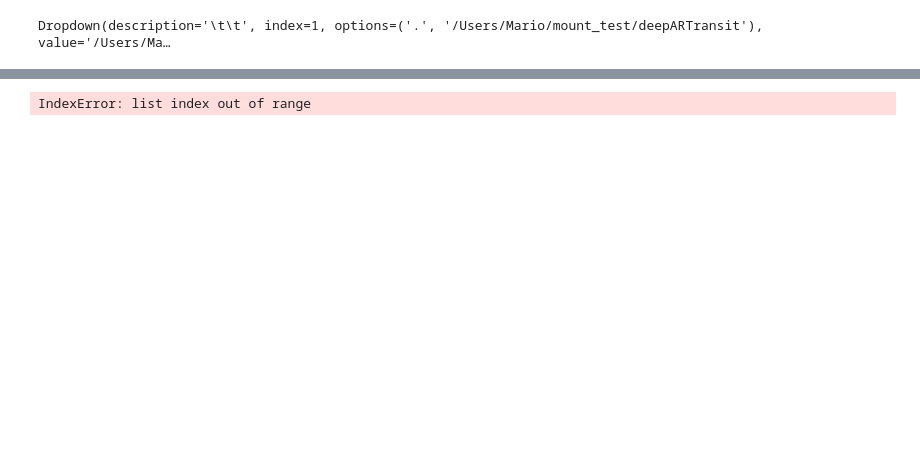
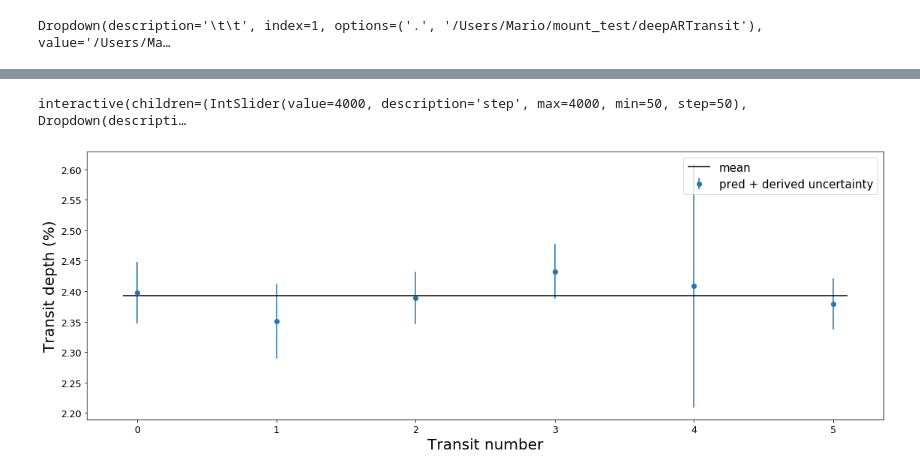
Before and after one commit to ucl-exoplanets/deepARTransit, a Jupyter notebook: deepartransit/notebooks/01_visualize_learning.ipynb, the cells around one changed output, grey strips where cells are left out. Drawn from its saved outputs; the diff is of its cells as text; code cells hidden in the pictures; blank space fills up the shorter version.

Commit message:
new transit mode implemented and configurable

```diff
--- a/deepartransit/notebooks/01_visualize_learning.ipynb
+++ b/deepartransit/notebooks/01_visualize_learning.ipynb
@@ -55,7 +65,7 @@ from utils.config import get_config_file, process_config
 from deepartransit.data_handling import data_generator
 
 experiment_folder = experiment_button.value
-#experiment_folder = 'cobweb/agol_rlc/22807296/'
+#experiment_folder = 'cob£web/agol_rlc/22807296/'
 experiment_dir = os.path.join(project_dir, 'deepartransit', 'experiments', experiment_folder)
 print(experiment_dir)
 
@@ -65,5 +75,6 @@ data = data_generator.DataGenerator(config)
 config = data.update_config()
 width = int(np.sqrt(data.Z.shape[0]))
 
+transitModel = get_transit_model(config['transit_model'])
 #os.listdir(os.path.join(project_dir, config.output_dir))
 # %% [output]
@@ -101,25 +117,28 @@ def update(step = step_list[-1], obs = 0, show=True, verbose=True):
     #print(loc_k.shape)
     trans_pars = np.load(os.path.join(project_dir, config.output_dir, 'trans_pars_{}.npy'.format(step)))
     try:
-        t_c, delta, T, tau = trans_pars[obs]
+        popt = trans_pars[obs]
     except TypeError:
-        t_c, delta, T, tau = trans_pars
-    transit = LinearTransit(data.time_array, [t_c, delta, T, tau])
+        popt = trans_pars
+    transit = transitModel(data.time_array, popt)
     transit_component = (data.scaler_Z.inverse_transform(data.Z)[obs]
                          /data.scaler_Z.inverse_transform(loc_k)[obs])
+    #print(transit_component.shape, scales_k.shape, data.Z.shape)
+    #print(transit.transit_pars)
     transit.fit(transit_component,
                 range_fit=range(data.Z.shape[1]),
                 time_axis=0,
-                p0=transit.transit_pars,
+                #p0=transit.transit_pars,
                 sigma=scales_k)
     if verbose:
-        print('transit params: {}'.format([t_c, delta, T, tau]))
-        print('uncertainties: {}'.format(np.sqrt(np.diag(transit.pcov))))
-
+        print('transit params: {}'.format(popt))
+        #print('uncertainties: {}'.format(transit.err))
+        print('transit depth: {0:0.6f} +/- {1:0.6f}'.format(transit.delta, transit.err_delta))
+        print('transit duration : {0:0.6f}'.format(transit.duration))
     plt.plot(data.Z[obs].flatten())
     plt.plot()
     p = plt.plot(loc_k[obs])
-    plt.fill_between(data.time_array, loc_k[obs,:,0] - 2 * scales_k, loc_k[obs,:,0] + 2* scales_k, alpha= 0.3, color=p[0].get_color())
+    plt.fill_between(data.time_array, loc_k[obs,:,0] - scales_k, loc_k[obs,:,0] + scales_k, alpha= 0.3, color=p[0].get_color())
     #plt.plot(pred_range, d[step][:,0,:,0].T, label=step, color='grey', linewidth=0.2, alpha= 0.3)
     #plt.plot(pred_range, d[step][:,0,:,0].mean(0), label=step, color='red', linewidth=1)
     #plt.plot(pred_range, data.scaler_Z.transform(data.scaler_Z.inverse_transform(d[step][:,0,:,0].mean(0)) *
@@ -139,18 +158,19 @@ def update(step = step_list[-1], obs = 0, show=True, verbose=True):
         plt.clf()
     return np.sqrt(np.diag(transit.pcov))
 
-def update_pixels(step = step_list[-1]):
+def update_pixels(step = step_list[-1], obs=0):
     loc_k = np.load(os.path.join(project_dir, config.output_dir, 'loc_array_{}.npy'.format(step))).swapaxes(0,1)
-    t_c, delta, T, tau = np.load(os.path.join(project_dir, config.output_dir, 'trans_pars_{}.npy'.format(step)))
-    transit = LinearTransit(data.time_array, [t_c, delta, T, tau])
-    print('transit params: {}'.format([t_c, delta, T, tau]))
+    trans_pars = np.load(os.path.join(project_dir, config.output_dir, 'trans_pars_{}.npy'.format(step)))
+    transit = transitModel(data.time_array, trans_pars[0])
+    print('transit params: {}'.format(trans_pars[0]))
     scales_k = np.load(os.path.join(project_dir, config.output_dir, 'scales_array_{}.npy'.format(step))).swapaxes(0,1)
-    grid = plot_mozaic(data.Z.reshape(-1, 5, 5), label='data')
-    plot_mozaic(loc_k.reshape(-1, 5, 5), label='pred', grid=grid)
-    plt.show()
-    plt.plot(data.Z.sum(axis=(0, -1)))
-    plt.plot(loc_k.sum(axis=(0, -1)))
-    plt.show()
+    print(data.Z[obs].shape, loc_k.shape)
+    #grid = plot_mozaic(data.Z[obs].reshape(-1, 1, 2), label='data')
+    #plot_mozaic(loc_k[obs].reshape(-1, 2, 1), label='pred', grid=grid)
+    #plt.show()
+    #plt.plot(data.Z.sum(axis=(0, -1)))
+    #plt.plot(loc_k.sum(axis=(0, -1)))
+    #plt.show()
     plt.plot(data.scaler_Z.inverse_transform(data.Z).sum((0,-1)))
     #plt.plot(loc_k.sum(axis=(0, -1)))
     plt.plot(data.scaler_Z.inverse_transform(loc_k).sum((0,-1)))
@@ -176,6 +196,23 @@ else:
 
 interactive_plot
 # %% [output]
-IndexError: list index out of range
+interactive(children=(IntSlider(value=4000, description='step', max=4000, min=50, step=50), Dropdown(descripti…
+# %%
+step = -1
+power = 1 if config['transit_model'].lower() == 'linear' else 2
+
+yerr = [update(obs=i, show=False, verbose=False)[1] for i in range(data.Z.shape[0])]
+
+pars_array = np.array([pars_dict[step] for step in step_list])
+plt.errorbar(range(data.Z.shape[0]), pars_array[step,1]**power*100, fmt='o', yerr=np.array(yerr)**power*100, label='pred + derived uncertainty')
+
+#plt.hlines(0.015, 0,5, color='r', label='ground truth')
+plt.hlines(np.mean(pars_array[step,1]**power)*100, -0.1, 5.1, label='mean')
+plt.xlabel('Transit number', fontsize=20)
+plt.ylabel('Transit depth (%)', rotation=90, fontsize=20)
+plt.legend()
+pass
+# %% [output]
+[figure, added]
 # %%
 pars_array = np.array([pars_dict[step] for step in step_list])
```
Also changed, not shown: parts of 9 cells of this notebook, 5 other files.
